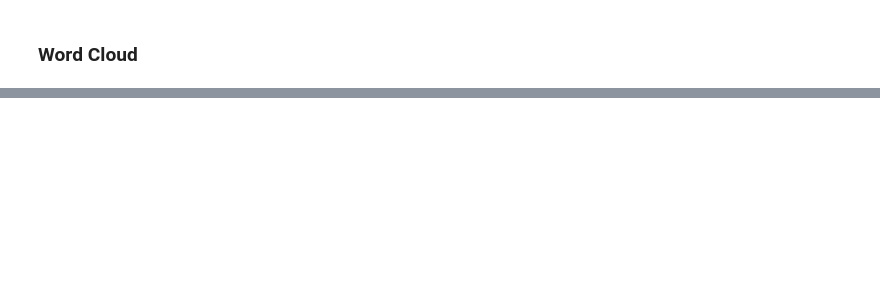
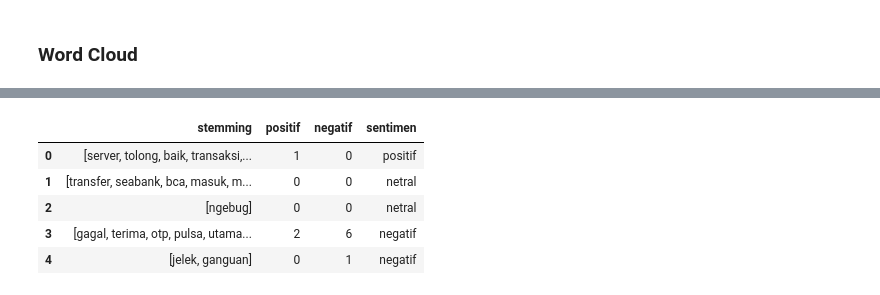
Before and after one commit to viaamanda/Machine-Learning, a Jupyter notebook: Machine_Learning.ipynb, the cells around one changed output, grey strips where cells are left out. Saved outputs shown, nothing was run; the diff lists cells and outputs as text; code cells hidden in the pictures; blank space fills up the shorter version.

```diff
--- a/Machine_Learning.ipynb
+++ b/Machine_Learning.ipynb
@@ -475,0 +818,21 @@ plt.show()
+# %%
+def sentiment_score(tokens):
+
+    positif = 0
+    negatif = 0
+
+    for word in tokens:
+
+        if word in positive_words:
+            positif += 1
+
+        elif word in negative_words:
+            negatif += 1
+
+    return positif, negatif
+# %%
+df_github[['positif', 'negatif']] = df_github['stemming'].apply(
+    lambda x: pd.Series(sentiment_score(x))
+)
+
+display(df_github[['stemming', 'positif', 'negatif']].head())
@@ -475,0 +846,25 @@ plt.show()
+# %%
+def sentiment_label(row):
+
+    if row['positif'] > row['negatif']:
+        return 'positif'
+
+    elif row['negatif'] > row['positif']:
+        return 'negatif'
+
+    else:
+        return 'netral'
+# %%
+df_github['sentimen'] = df_github.apply(
+    sentiment_label,
+    axis=1
+)
+
+display(df_github[['stemming', 'positif', 'negatif', 'sentimen']].head())
+# %% [output]
+|  | stemming | positif | negatif | sentimen |
+| 0 | [server, tolong, baik, transaksi,... | 1 | 0 | positif |
+| 1 | [transfer, seabank, bca, masuk, m... | 0 | 0 | netral |
+| 2 | [ngebug] | 0 | 0 | netral |
+| 3 | [gagal, terima, otp, pulsa, utama... | 2 | 6 | negatif |
+| 4 | [jelek, ganguan] | 0 | 1 | negatif |
```
Also changed, not shown: parts of 46 cells of this notebook.
